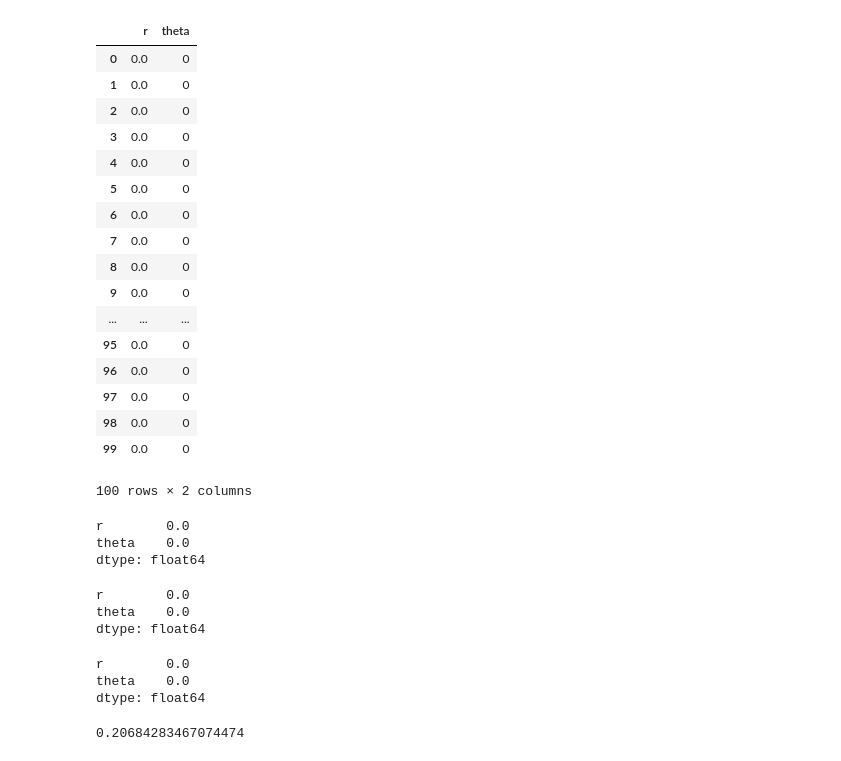
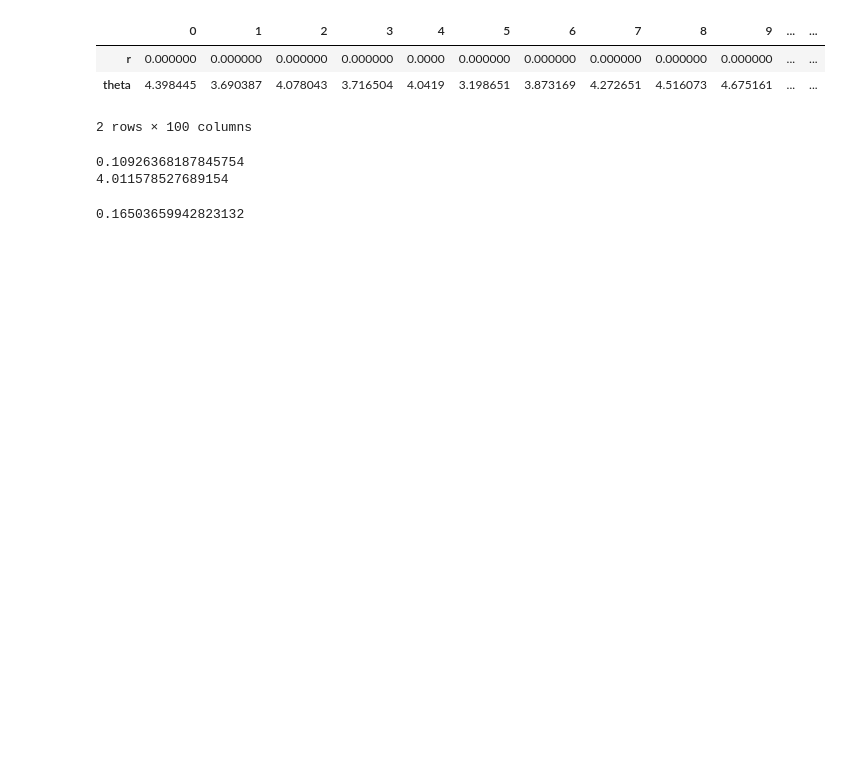
Before and after one commit to ryuichiueda/LNPR_BOOK_CODES, a Jupyter notebook: section_particle_filter/motion_test_rot_bias.ipynb, the cells around one changed output. Saved outputs shown, nothing was run; the diff lists cells and outputs as text; code cells hidden in the pictures; blank space fills up the shorter version.

```diff
--- a/section_particle_filter/motion_test_rot_bias.ipynb
+++ b/section_particle_filter/motion_test_rot_bias.ipynb
@@ -18,47 +18,19 @@ world.draw()
 [interactive output not drawn]
 [interactive output not drawn]
 # %%
-import pandas as pd ###motion_test_stats（下のセルまで。データは上の5行程度を掲載）
+import pandas as pd ###motion_test_stats_rot
 poses = pd.DataFrame([ [math.sqrt(r.pose[0]**2 + r.pose[1]**2), r.pose[2]] for r in robots], columns=['r', 'theta'])
-poses
+poses.transpose()
 # %% [output]
-|  | r | theta |
-| 0 | 0.0 | 0 |
-| 1 | 0.0 | 0 |
-| 2 | 0.0 | 0 |
-| 3 | 0.0 | 0 |
-| 4 | 0.0 | 0 |
-| 5 | 0.0 | 0 |
-| 6 | 0.0 | 0 |
-| 7 | 0.0 | 0 |
-| 8 | 0.0 | 0 |
-| 9 | 0.0 | 0 |
-| ... | ... | ... |
-| 95 | 0.0 | 0 |
-| 96 | 0.0 | 0 |
-| 97 | 0.0 | 0 |
-| 98 | 0.0 | 0 |
-| 99 | 0.0 | 0 |
+|  | 0 | 1 | 2 | 3 | 4 | 5 | 6 | 7 | 8 | 9 | ... | ... |
+| r | 0.000000 | 0.000000 | 0.000000 | 0.000000 | 0.0000 | 0.000000 | 0.000000 | 0.000000 | 0.000000 | 0.000000 | ... | ... |
+| theta | 4.398445 | 3.690387 | 4.078043 | 3.716504 | 4.0419 | 3.198651 | 3.873169 | 4.272651 | 4.516073 | 4.675161 | ... | ... |
-100 rows × 2 columns
+2 rows × 100 columns
-# %%
-poses.mean()
-# %% [output]
-r        0.0
-theta    0.0
-dtype: float64
-# %%
-poses.var()
-# %% [output]
-r        0.0
-theta    0.0
-dtype: float64
-# %%
-poses.std()
-# %% [output]
-r        0.0
-theta    0.0
-dtype: float64
-# %%
-math.sqrt(0.172934/4.042029)
-# %% [output]
-0.20684283467074474
+# %%
+print(poses["theta"].var())
+print(poses["theta"].mean())
+math.sqrt(poses["theta"].var()/poses["theta"].mean())
+# %% [output]
+0.10926368187845754
+4.011578527689154
+0.16503659942823132
```
Also changed, not shown: 3 other files.
